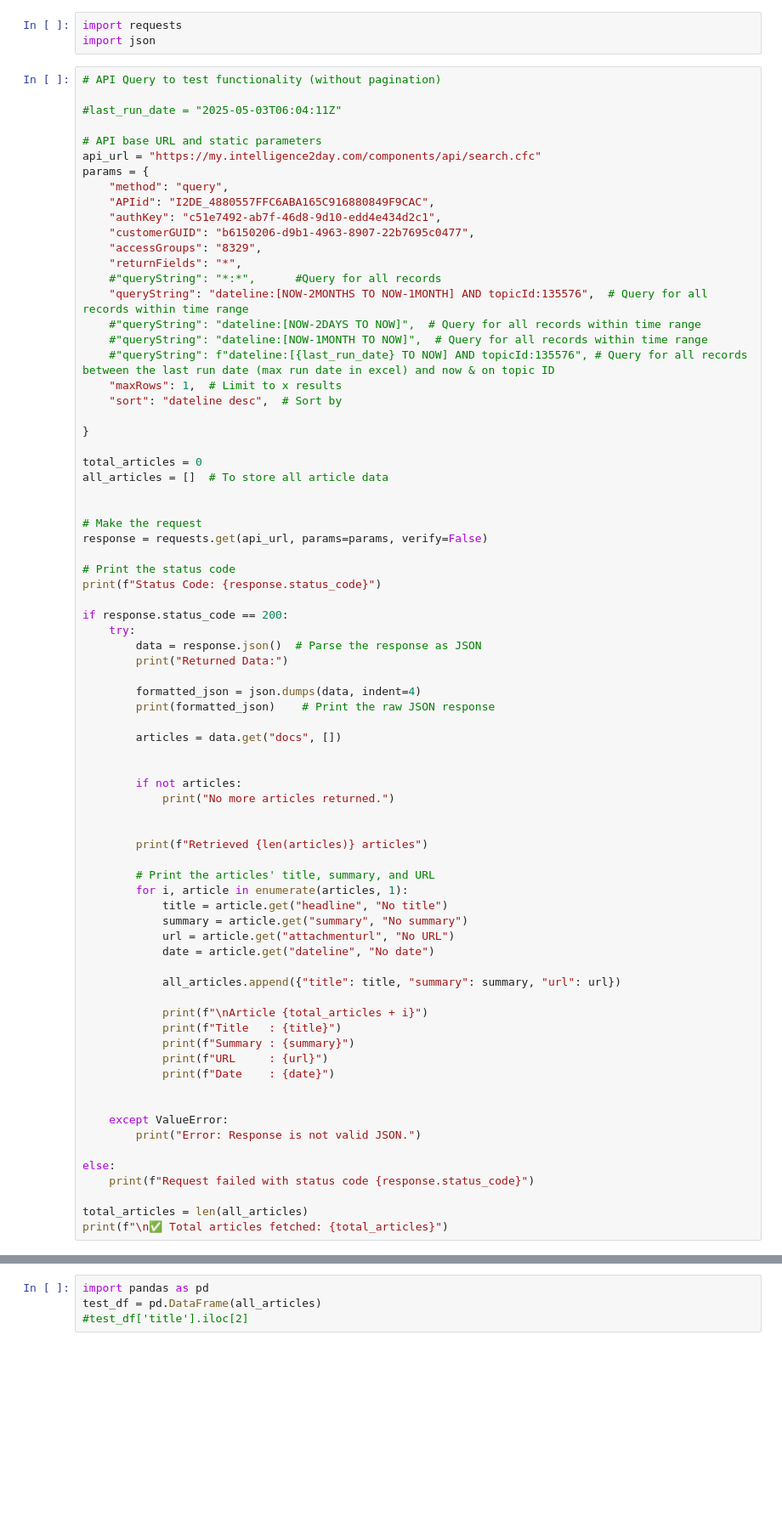
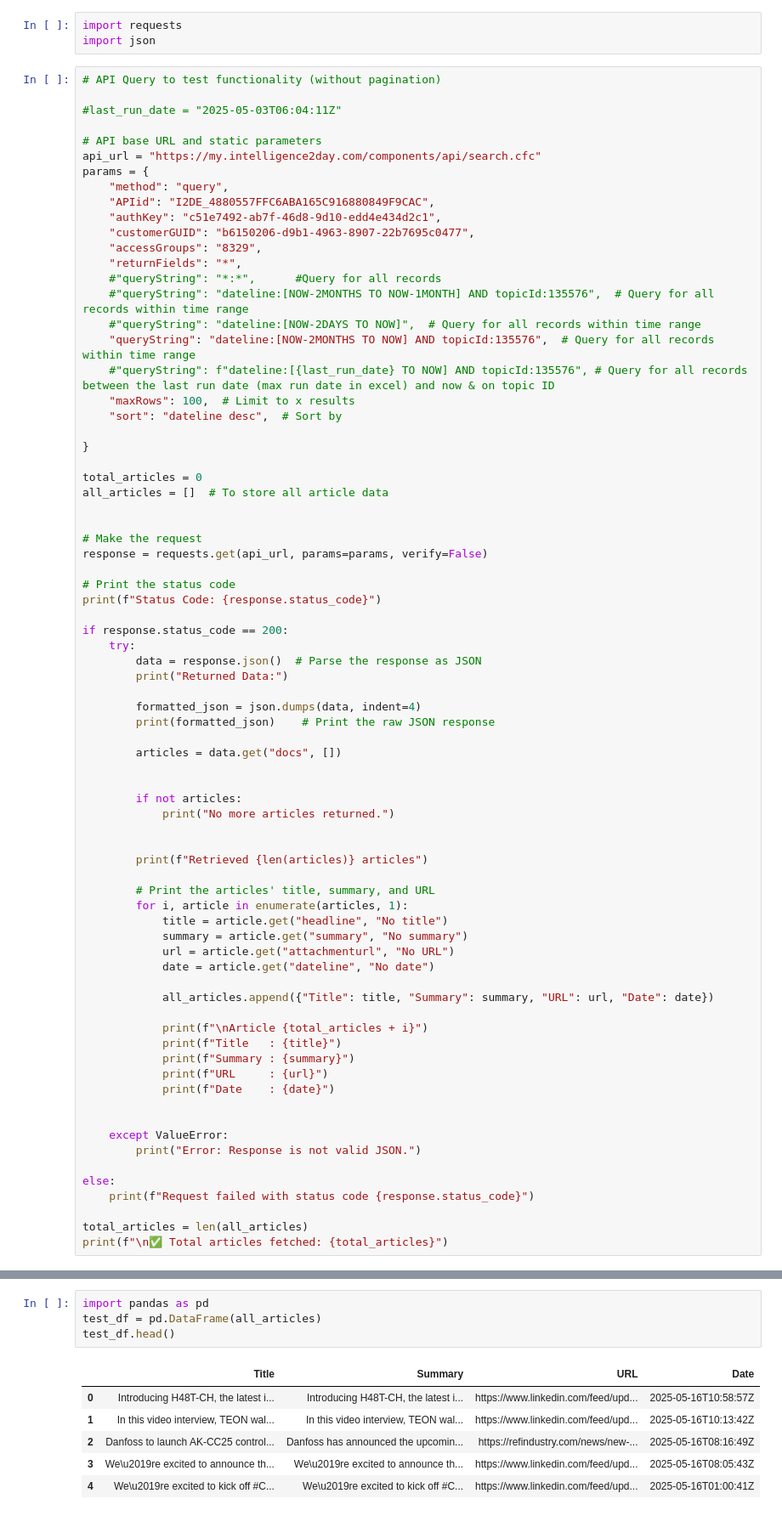
Before and after one commit to mclaflinBitzer/I2D_API, a Jupyter notebook: Scripts/Data_Transformation.ipynb, the cells around one changed output, grey strips where cells are left out. Shown at 85% size. Cells and saved outputs as stored; diff of their text form; blank space fills up the shorter version.

```diff
--- a/Scripts/Data_Transformation.ipynb
+++ b/Scripts/Data_Transformation.ipynb
@@ -112,11 +131,11 @@ params = {
     "accessGroups": "8329",
     "returnFields": "*",
     #"queryString": "*:*",      #Query for all records
-    "queryString": "dateline:[NOW-2MONTHS TO NOW-1MONTH] AND topicId:135576",  # Query for all records within time range
+    #"queryString": "dateline:[NOW-2MONTHS TO NOW-1MONTH] AND topicId:135576",  # Query for all records within time range
     #"queryString": "dateline:[NOW-2DAYS TO NOW]",  # Query for all records within time range
-    #"queryString": "dateline:[NOW-1MONTH TO NOW]",  # Query for all records within time range
+    "queryString": "dateline:[NOW-2MONTHS TO NOW] AND topicId:135576",  # Query for all records within time range
     #"queryString": f"dateline:[{last_run_date} TO NOW] AND topicId:135576", # Query for all records between the last run date (max run date in excel) and now & on topic ID
-    "maxRows": 1,  # Limit to x results
+    "maxRows": 100,  # Limit to x results
     "sort": "dateline desc",  # Sort by
 
 }
@@ -155,7 +174,7 @@ if response.status_code == 200:
             url = article.get("attachmenturl", "No URL")
             date = article.get("dateline", "No date")
 
-            all_articles.append({"title": title, "summary": summary, "url": url})
+            all_articles.append({"Title": title, "Summary": summary, "URL": url, "Date": date})
 
             print(f"\nArticle {total_articles + i}")
             print(f"Title   : {title}")
@@ -193,5 +212,12 @@ Date    : 2025-04-14T07:00:20Z
 # %%
 import pandas as pd
 test_df = pd.DataFrame(all_articles)
-#test_df['title'].iloc[2]
+test_df.head()
+# %% [output]
+|  | Title | Summary | URL | Date |
+| 0 | Introducing H48T-CH, the latest i... | Introducing H48T-CH, the latest i... | https://www.linkedin.com/feed/upd... | 2025-05-16T10:58:57Z |
+| 1 | In this video interview, TEON wal... | In this video interview, TEON wal... | https://www.linkedin.com/feed/upd... | 2025-05-16T10:13:42Z |
+| 2 | Danfoss to launch AK-CC25 control... | Danfoss has announced the upcomin... | https://refindustry.com/news/new-... | 2025-05-16T08:16:49Z |
+| 3 | We\u2019re excited to announce th... | We\u2019re excited to announce th... | https://www.linkedin.com/feed/upd... | 2025-05-16T08:05:43Z |
+| 4 | We\u2019re excited to kick off #C... | We\u2019re excited to kick off #C... | https://www.linkedin.com/feed/upd... | 2025-05-16T01:00:41Z |
 # %%
```
Also changed, not shown: parts of 6 cells of this notebook, 3 other files.
